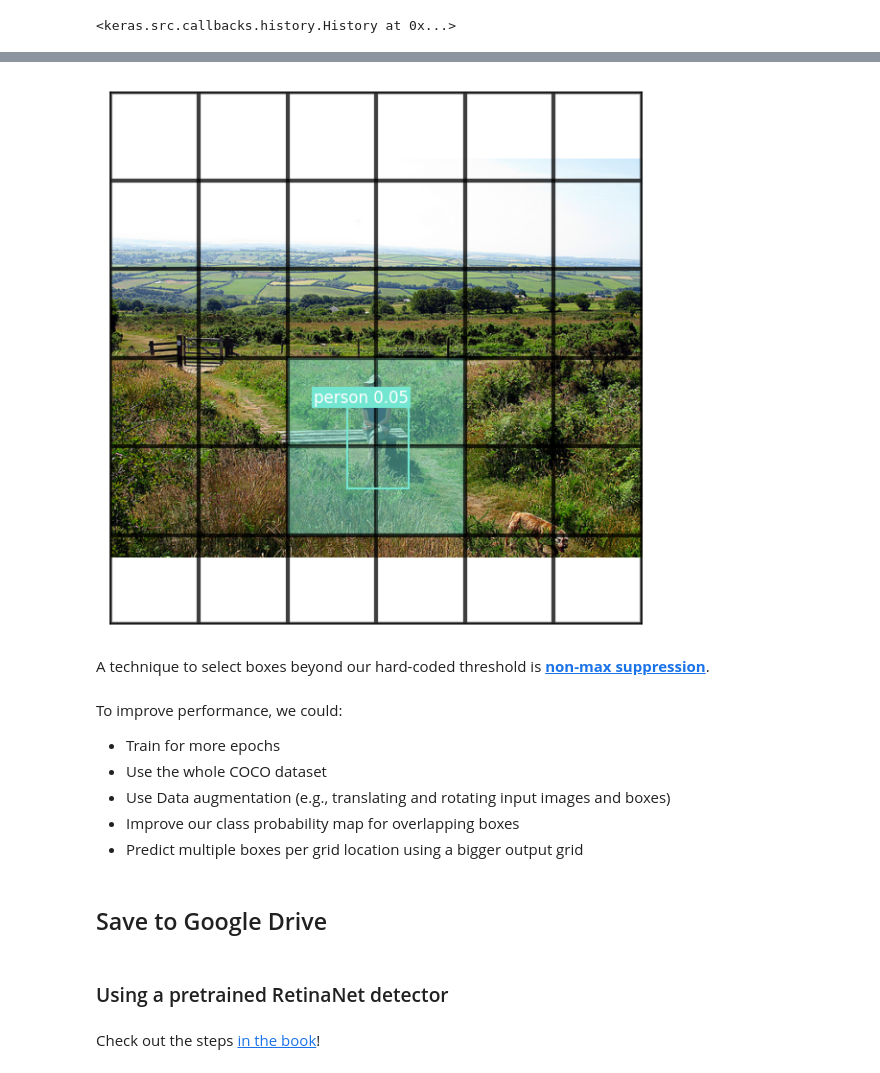
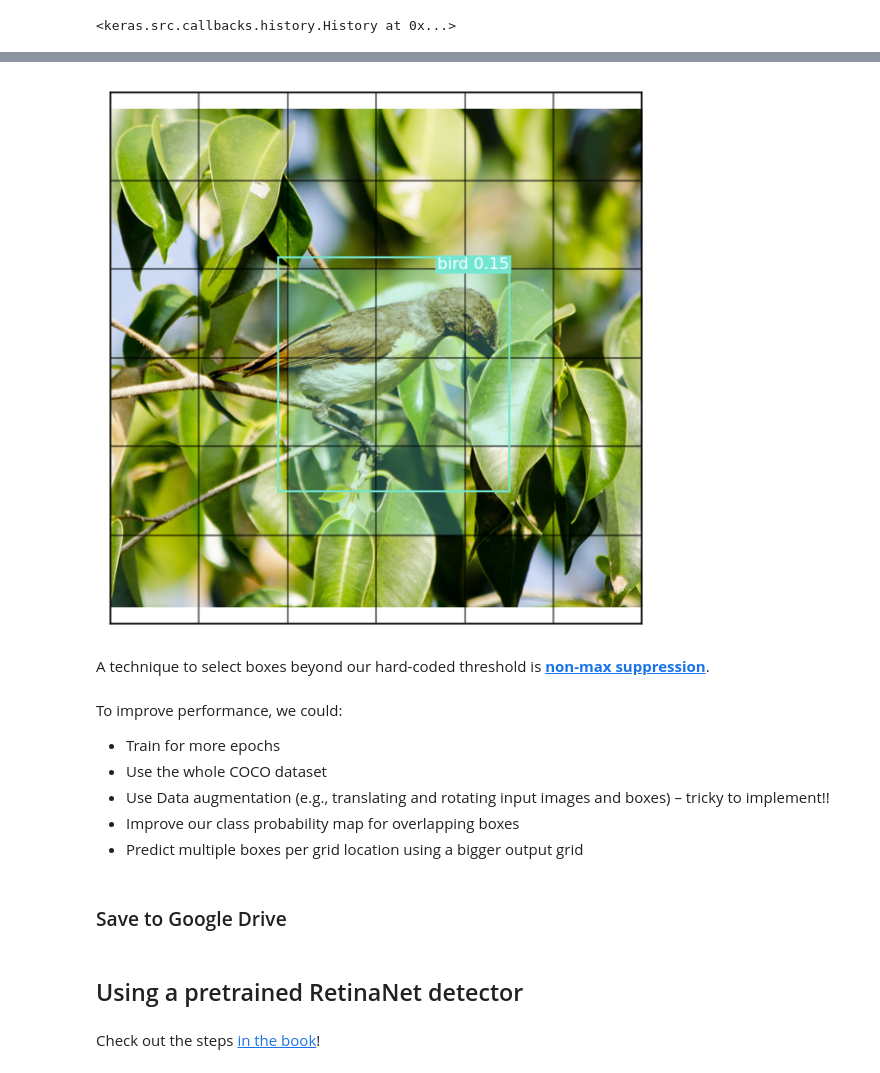
Before and after one commit to arsiliath/DLWP, a Jupyter notebook: lectures/06/chapter12_object-detection.ipynb, the cells around one changed output, grey strips where cells are left out. Drawn from its saved outputs; the diff is of its cells as text; code cells hidden in the pictures.

```diff
--- a/lectures/06/chapter12_object-detection.ipynb
+++ b/lectures/06/chapter12_object-detection.ipynb
@@ -82,7 +84,7 @@ annotations_path = keras.utils.get_file(
     extract=True,
 )
 
-MODEL_DIR = pathlib.Path("coco")
+MODELS_DIR = pathlib.Path("models")
 # %% [markdown]
 The above downloads all the images, and all the metadata: each image has an ID, and the metadata information is also associated with the same ID.
 
@@ -179,7 +181,7 @@ def draw_box(ax, box, text, color):
 
 def draw_image(ax, image):
     """
-    Draws the image on a unit cube with (0, 0) at the top left
+    Draws the image on a unit square with (0, 0) at the top left
     """
     # force the figure to be square, no ticks
     ax.set(xlim=(0, 1), ylim=(1, 0), xticks=[], yticks=[], aspect="equal")
@@ -402,7 +405,7 @@ def draw_prediction(image, boxes, classes, cutoff=None):
         for xi, label in enumerate(row):
             color = label_to_color(label) if label else "none"
             x, y, w, h = (v / GRID_SIZE for v in (xi, yi, 1.0, 1.0))
-            r = mpl.patches.Rectangle((x, y), w, h, lw=2, ec="black", fc=color, alpha=0.5)
+            r = mpl.patches.Rectangle((x, y), w, h, lw=1, ec="black", fc=color, alpha=0.3)
             ax.add_patch(r)
     # Draws all boxes at each grid location above our cutoff
     for yi, row in enumerate(boxes):
@@ -528,5 +645,5 @@ Epoch 4/4
 # %%
-model_reloaded = keras.models.load_model(MODEL_DIR / "resnet_50_coco.keras")
+model_reloaded = keras.models.load_model(MODELS_DIR / "resnet_50_coco.keras")
 # %%
 # Rebatches our dataset to get a single sample instead of 16
 val_ds_iter = iter(val_dataset.rebatch(1))
@@ -549,19 +666,19 @@ draw_prediction(path, boxes, classes, cutoff=None)
 # %%
-# with a cut-off
-draw_prediction(path, boxes, classes, cutoff=.049)
+# with a manual cut-off
+draw_prediction(path, boxes, classes, cutoff=.14)
 # %% [output]
-[figure, old version]
+[figure, new version]
 # %% [markdown]
 A technique to select boxes beyond our hard-coded threshold is [**non-max suppression**](https://www.tensorflow.org/api_docs/python/tf/image/non_max_suppression).
 # %% [markdown]
 To improve performance, we could:
 - Train for more epochs
 - Use the whole COCO dataset
-- Use Data augmentation (e.g., translating and rotating input images and boxes)
+- Use Data augmentation (e.g., translating and rotating input images and boxes) – tricky to implement!!
 - Improve our class probability map for overlapping boxes
 - Predict multiple boxes per grid location using a bigger output grid
 # %% [markdown]
-## Save to Google Drive
+### Save to Google Drive
 # %%
 EXPORT = False
 
@@ -576,5 +693,5 @@ if EXPORT:
 # %% [markdown]
-### Using a pretrained RetinaNet detector
+## Using a pretrained RetinaNet detector
 # %% [markdown]
 Check out the steps [in the book](https://deeplearningwithpython.io/chapters/chapter12_object-detection/#using-a-pretrained-retinanet-detector)!
 # %% [markdown]
```
Also changed, not shown: parts of 24 cells of this notebook.
